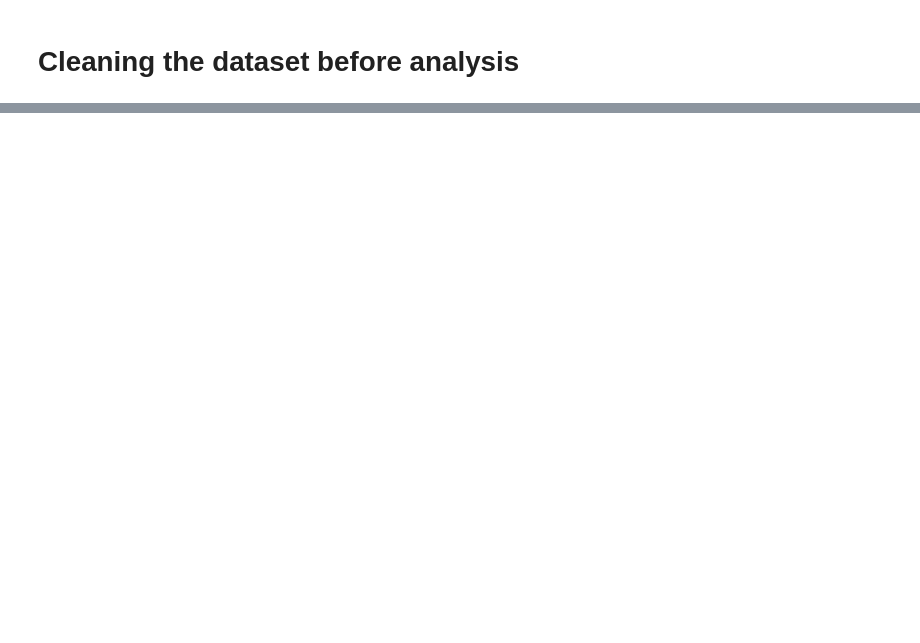
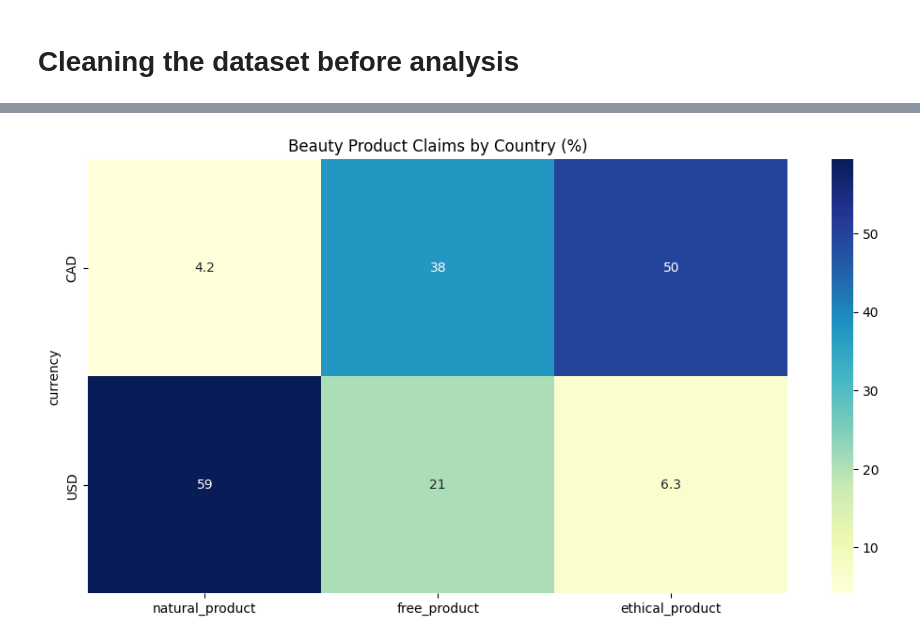
Before and after one commit to AmiJoba22/TEPP_Data_Project, a Jupyter notebook: notebooks/Christina_EDA.ipynb, the cells around one changed output, grey strips where cells are left out. Cells and saved outputs as stored; diff of their text form; code cells hidden in the pictures; blank space fills up the shorter version.

```diff
--- a/notebooks/Christina_EDA.ipynb
+++ b/notebooks/Christina_EDA.ipynb
@@ -296,0 +363,28 @@ unpack_tag_list(df['tag_list'].iloc[0])
+# %%
+natural_tags = [
+    'CertClean',
+    'EMG Verified',
+    'Organic',
+    'USDA Organic',
+    'EcoCert',
+    'purpicks']
+
+exposure_tags = [
+    'No Talc',
+    'Alcohol Free',
+    'Chemical Free',
+    'Dairy Free',
+    'Gluten Free',
+    'Hypoallergenic',
+    'Peanut Free Product',
+    'Sugar Free',
+    'oil free',
+    'silicone free',
+    'water free'
+]
+
+ethical_tags = [
+    'Vegan',
+    'cruelty free',
+    'Fair Trade'
+]
@@ -296,0 +466,10 @@ unpack_tag_list(df['tag_list'].iloc[0])
+# %%
+plt.figure(figsize=(12,6))
+sns.heatmap(
+    country_summary,
+    annot=True,
+    cmap='YlGnBu')
+plt.title('Beauty Product Claims by Country (%)')
+plt.show()
+# %% [output]
+[figure, added]
```
Also changed, not shown: parts of 33 cells of this notebook.
